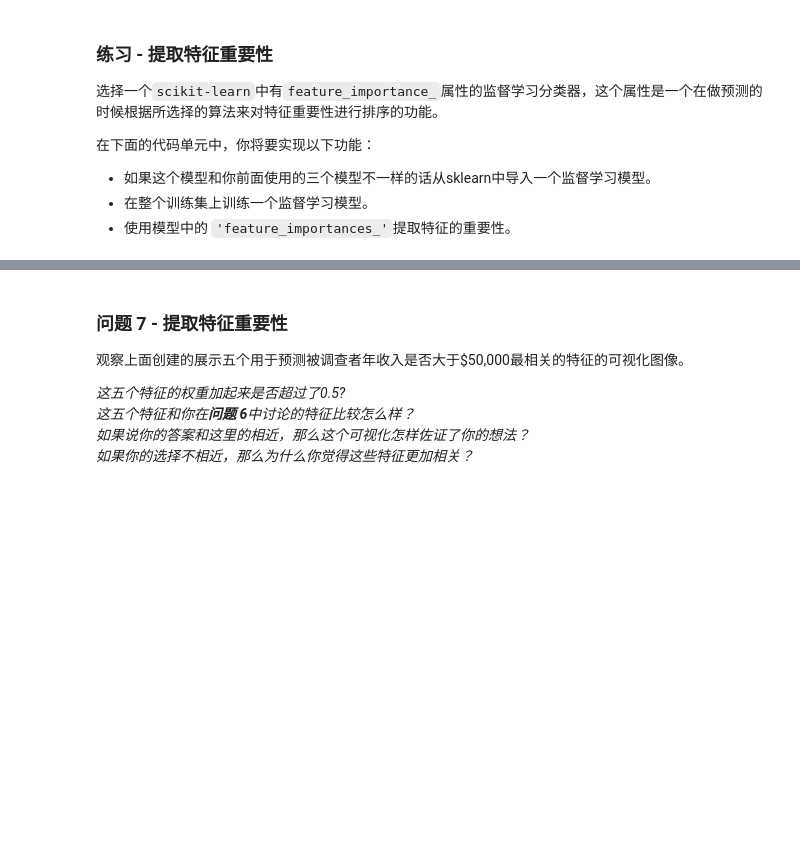
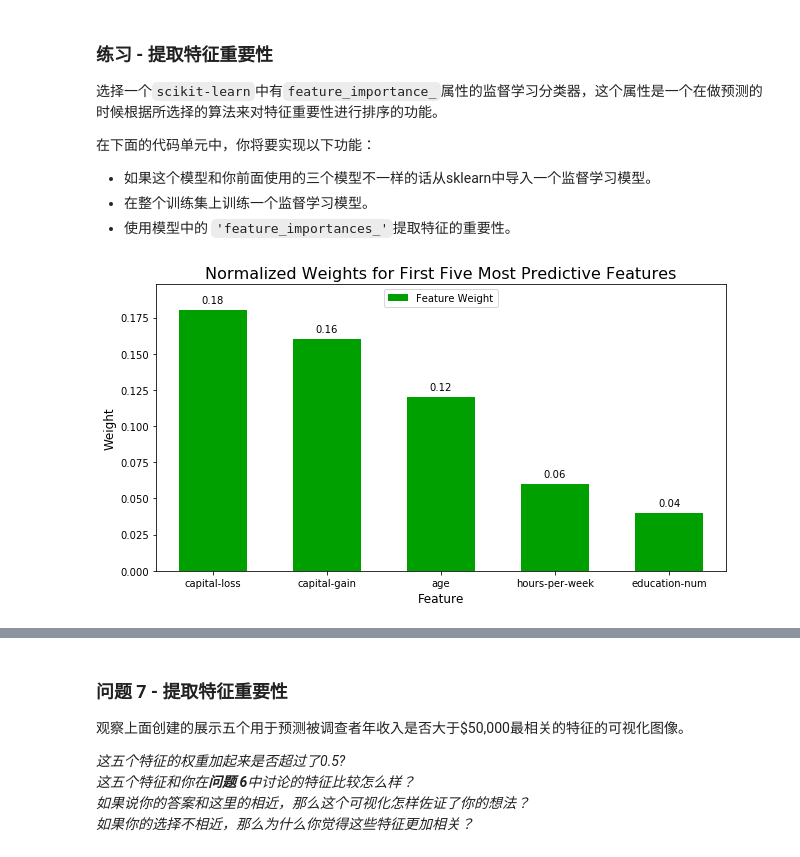
Before and after one commit to MilesGuan/UdaMachineLearning, a Jupyter notebook: finding_donors/finding_donors.ipynb, the cells around one changed output, grey strips where cells are left out. Drawn from its saved outputs; the diff is of its cells as text; code cells hidden in the pictures; blank space fills up the shorter version.

```diff
--- a/finding_donors/finding_donors.ipynb
+++ b/finding_donors/finding_donors.ipynb
@@ -154,7 +154,10 @@ display(features_raw.head(n = 1))
 features = pd.get_dummies(features_raw)
 
 # TODO：将'income_raw'编码成数字值
-income = income_raw
+income = []
+for value in income_raw:
+    income.append( 1 if value == ">50K" else 0)
+income = pd.Series(income)
 
 # 打印经过独热编码之后的特征数量
 encoded = list(features.columns)
@@ -438,21 +508,27 @@ vs.evaluate(results, accuracy, fscore)
 **注意：** 取决于你选择的参数列表，下面实现的代码可能需要花一些时间运行！
 # %%
 # TODO：导入'GridSearchCV', 'make_scorer'和其他一些需要的库
+from sklearn.model_selection import KFold
+from sklearn.model_selection import GridSearchCV
+from sklearn.metrics import make_scorer
 
 # TODO：初始化分类器
-clf = None
+clf = AdaBoostClassifier(random_state=10)
 
 # TODO：创建你希望调节的参数列表
-parameters = None
+parameters = {'n_estimators':[50,100,150,200,250]}
 
+def performance_metric(y_true, y_predict):
+    """计算并返回预测值相比于预测值的分数"""
+    score = fbeta_score(y_true , y_predict , 0.5)
+    return score
 # TODO：创建一个fbeta_score打分对象
-scorer = None
+scorer = make_scorer(performance_metric)
 
 # TODO：在分类器上使用网格搜索，使用'scorer'作为评价函数
-grid_obj = None
-
+grid_obj = GridSearchCV(clf, parameters, scoring=scorer, cv=KFold(random_state = 10))
 # TODO：用训练数据拟合网格搜索对象并找到最佳参数
-
+grid_obj.fit(X_train,y_train)
 # 得到estimator
 best_clf = grid_obj.best_estimator_
 
@@ -512,11 +605,14 @@ _在这十三个记录中，你认为哪五个特征对于预测是最重要的
 # %%
 # TODO：导入一个有'feature_importances_'的监督学习模型
 
 # TODO：在训练集上训练一个监督学习模型
-model = None
+model = AdaBoostClassifier()
+model.fit(X_train , y_train)
 
 # TODO： 提取特征重要性
-importances = None
+importances = model.feature_importances_
 
 # 绘图
 vs.feature_plot(importances, X_train, y_train)
+# %% [output]
+[figure, added]
```
Also changed, not shown: parts of 27 cells of this notebook, 1 other file.
